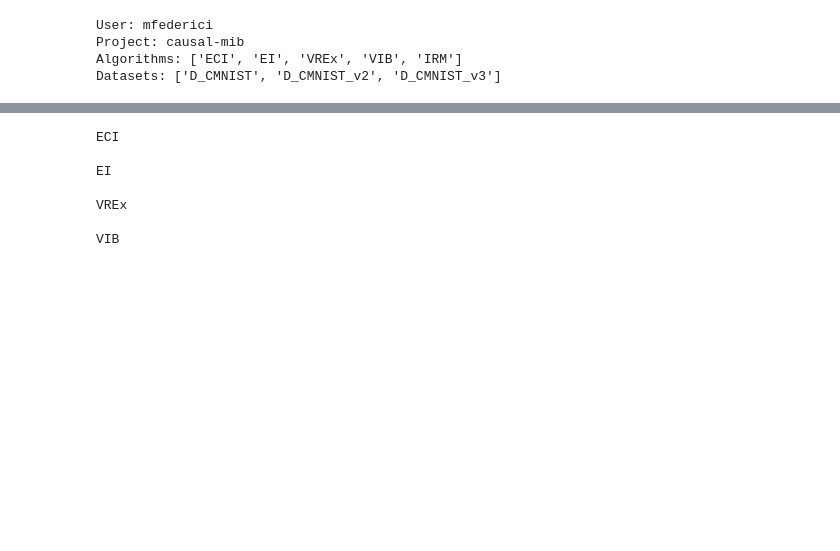
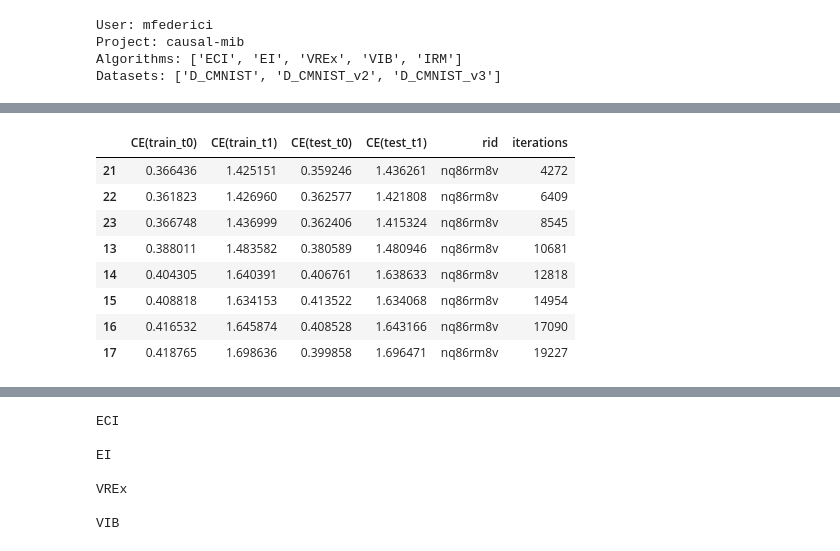
Before and after one commit to mfederici/JADE, a Jupyter notebook: results.ipynb, the cells around one changed output, grey strips where cells are left out. Cells and saved outputs as stored; diff of their text form; code cells hidden in the pictures; blank space fills up the shorter version.

```diff
--- a/results.ipynb
+++ b/results.ipynb
@@ -298,3 +410,15 @@ for j,run in enumerate(tqdm(runs)):
+# %%
+s_pd
+# %% [output]
+|  | CE(train_t0) | CE(train_t1) | CE(test_t0) | CE(test_t1) | rid | iterations |
+| 21 | 0.366436 | 1.425151 | 0.359246 | 1.436261 | nq86rm8v | 4272 |
+| 22 | 0.361823 | 1.426960 | 0.362577 | 1.421808 | nq86rm8v | 6409 |
+| 23 | 0.366748 | 1.436999 | 0.362406 | 1.415324 | nq86rm8v | 8545 |
+| 13 | 0.388011 | 1.483582 | 0.380589 | 1.480946 | nq86rm8v | 10681 |
+| 14 | 0.404305 | 1.640391 | 0.406761 | 1.638633 | nq86rm8v | 12818 |
+| 15 | 0.408818 | 1.634153 | 0.413522 | 1.634068 | nq86rm8v | 14954 |
+| 16 | 0.416532 | 1.645874 | 0.408528 | 1.643166 | nq86rm8v | 17090 |
+| 17 | 0.418765 | 1.698636 | 0.399858 | 1.696471 | nq86rm8v | 19227 |
 # %%
 dataset = 'D_CMNIST'
 
```
Also changed, not shown: parts of 5 cells of this notebook, 2 other files.
